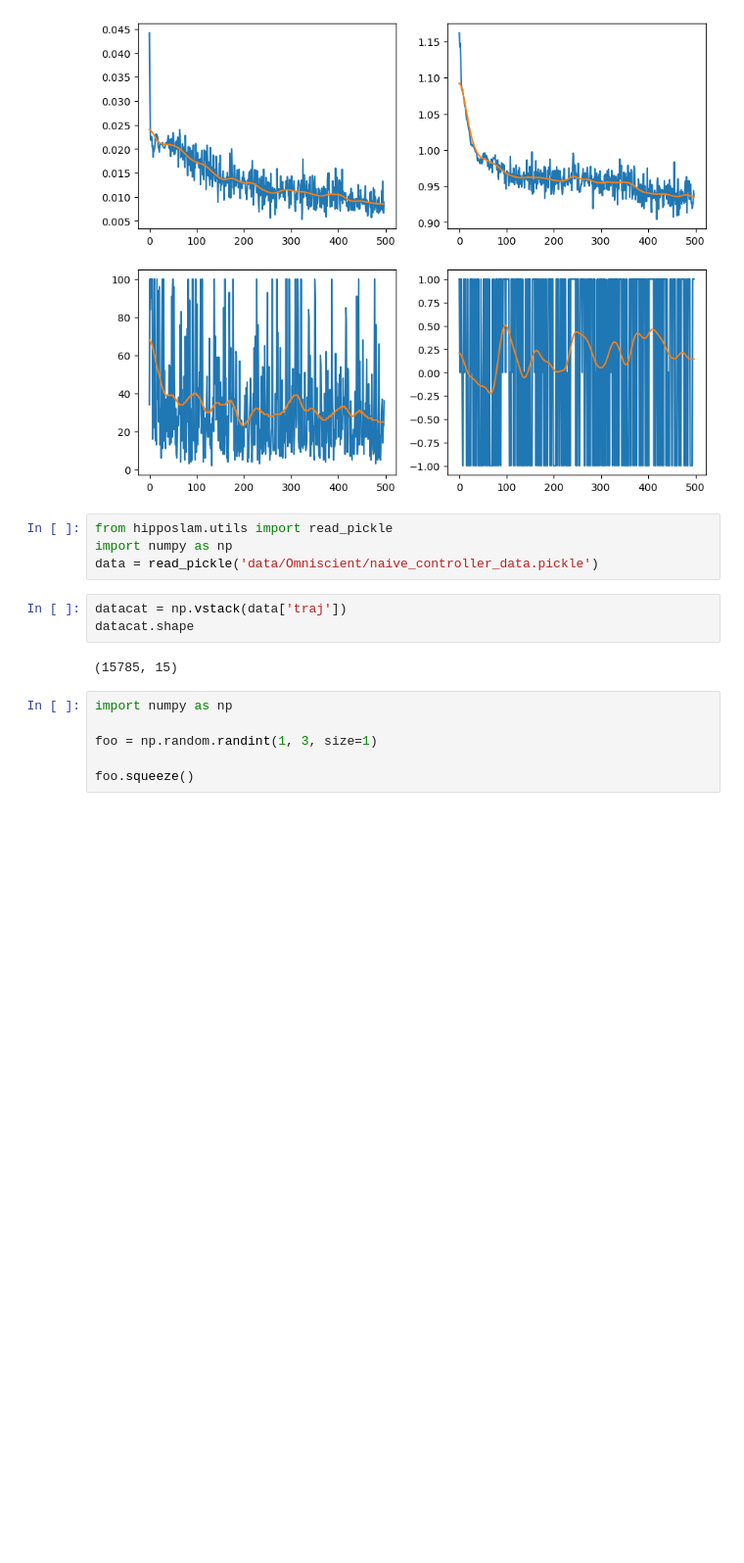
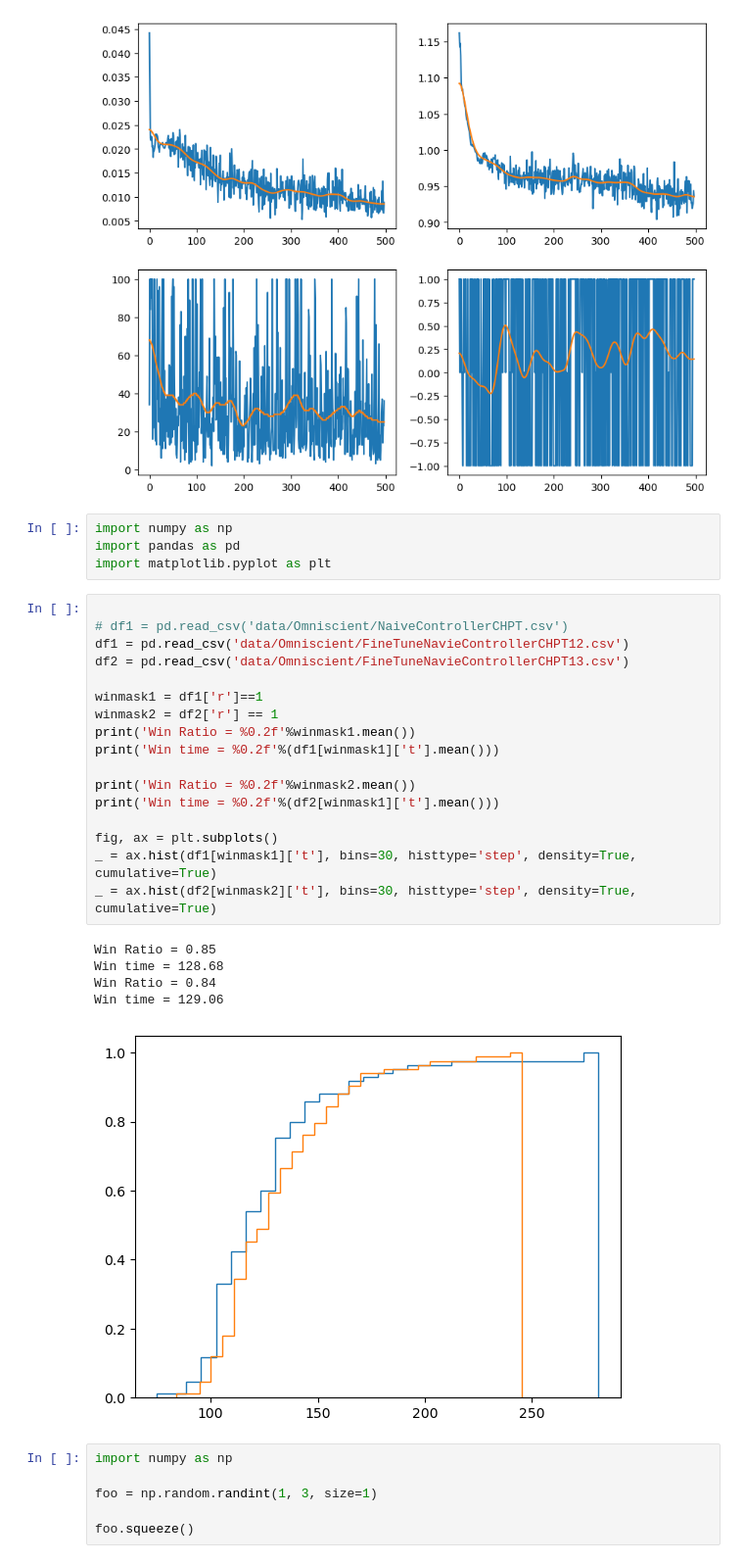
Before and after one commit to yyhhoi/HippoSLAM, a Jupyter notebook: controllers/hipposlam/try.ipynb, the cells around one changed output. Shown at 98% size. Drawn from its saved outputs; the diff is of its cells as text; blank space fills up the shorter version.

Commit message:
Fine tuning successful

```diff
--- a/controllers/hipposlam/try.ipynb
+++ b/controllers/hipposlam/try.ipynb
@@ -24,15 +24,33 @@ ax[3].plot(r_gau)
 fig.savefig('data/Omniscient/AWAC.png', dpi=300)
 # %% [output]
 [figure]
-# %%
-from hipposlam.utils import read_pickle
-import numpy as np
-data = read_pickle('data/Omniscient/naive_controller_data.pickle')
-# %%
-datacat = np.vstack(data['traj'])
-datacat.shape
-# %% [output]
-(15785, 15)
+# %%
+import numpy as np
+import pandas as pd
+import matplotlib.pyplot as plt
+# %%
+
+# df1 = pd.read_csv('data/Omniscient/NaiveControllerCHPT.csv')
+df1 = pd.read_csv('data/Omniscient/FineTuneNavieControllerCHPT12.csv')
+df2 = pd.read_csv('data/Omniscient/FineTuneNavieControllerCHPT13.csv')
+
+winmask1 = df1['r']==1
+winmask2 = df2['r'] == 1
+print('Win Ratio = %0.2f'%winmask1.mean())
+print('Win time = %0.2f'%(df1[winmask1]['t'].mean()))
+
+print('Win Ratio = %0.2f'%winmask2.mean())
+print('Win time = %0.2f'%(df2[winmask1]['t'].mean()))
+
+fig, ax = plt.subplots()
+_ = ax.hist(df1[winmask1]['t'], bins=30, histtype='step', density=True, cumulative=True)
+_ = ax.hist(df2[winmask2]['t'], bins=30, histtype='step', density=True, cumulative=True)
+# %% [output]
+Win Ratio = 0.85
+Win time = 128.68
+Win Ratio = 0.84
+Win time = 129.06
+[figure, added]
 # %%
 import numpy as np
 
```
Also changed, not shown: 3 other files.
